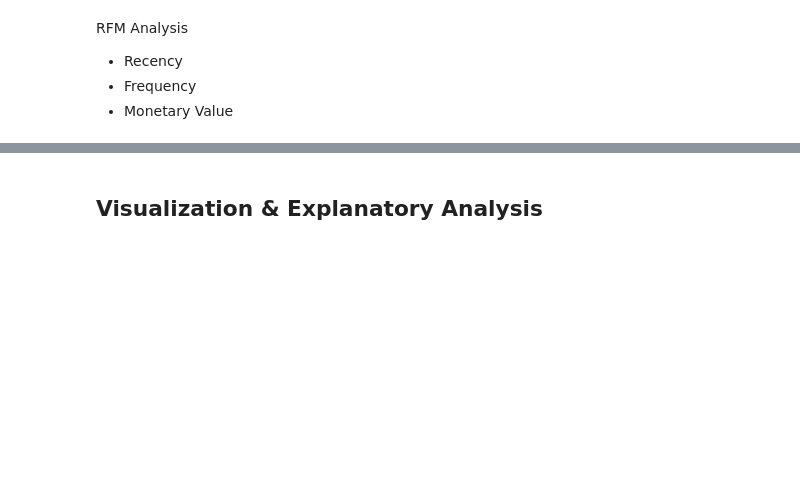
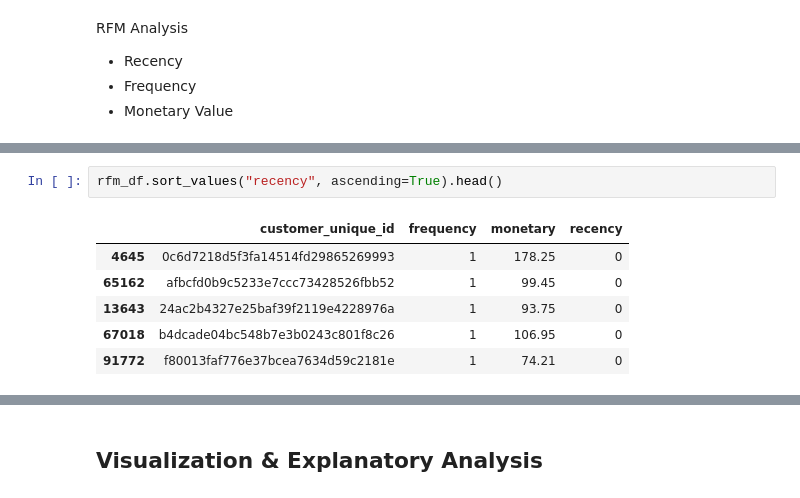
Before and after one commit to gybranam/Proyek-Analisis-Data-Dicoding, a Jupyter notebook: notebook1.ipynb, the cells around one changed output, grey strips where cells are left out. Saved outputs shown, nothing was run; the diff lists cells and outputs as text; blank space fills up the shorter version.

```diff
--- a/notebook1.ipynb
+++ b/notebook1.ipynb
@@ -891,0 +892,9 @@ rfm_df.sample(5)
+# %%
+rfm_df.sort_values("recency", ascending=True).head()
+# %% [output]
+|  | customer_unique_id | frequency | monetary | recency |
+| 4645 | 0c6d7218d5f3fa14514fd29865269993 | 1 | 178.25 | 0 |
+| 65162 | afbcfd0b9c5233e7ccc73428526fbb52 | 1 | 99.45 | 0 |
+| 13643 | 24ac2b4327e25baf39f2119e4228976a | 1 | 93.75 | 0 |
+| 67018 | b4dcade04bc548b7e3b0243c801f8c26 | 1 | 106.95 | 0 |
+| 91772 | f80013faf776e37bcea7634d59c2181e | 1 | 74.21 | 0 |
```
Also changed, not shown: parts of 23 cells of this notebook, 10 other files.
